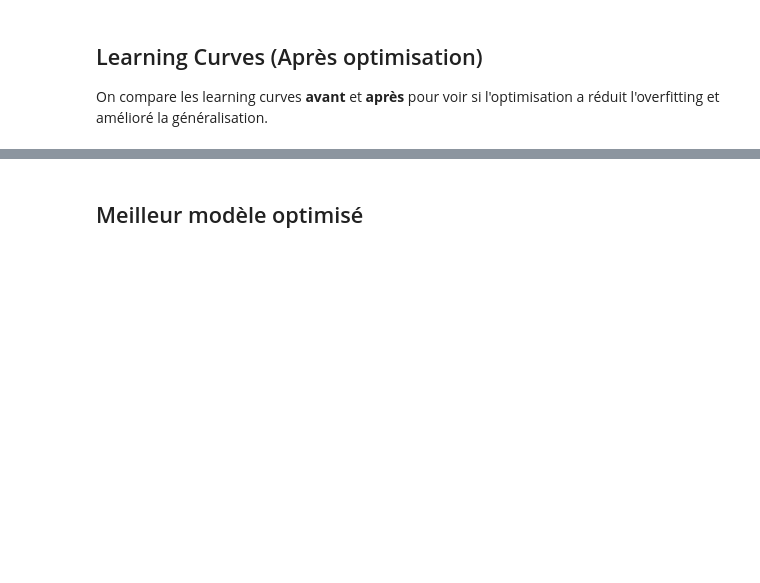
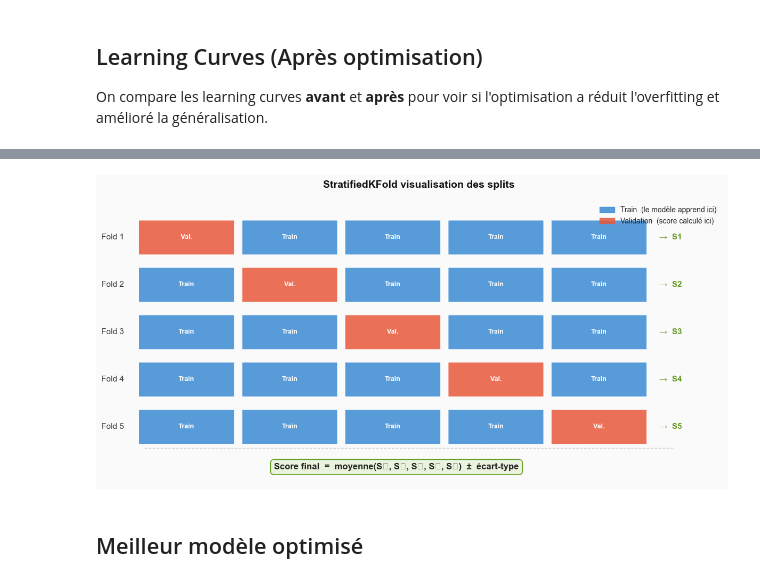
Before and after one commit to lefarmer01600/TPRE612, a Jupyter notebook: src/training/model/classification_desserte.ipynb, the cells around one changed output, grey strips where cells are left out. Drawn from its saved outputs; the diff is of its cells as text; code cells hidden in the pictures; blank space fills up the shorter version.

Commit message:
:feat:  modification du modèle

```diff
--- a/src/training/model/classification_desserte.ipynb
+++ b/src/training/model/classification_desserte.ipynb
@@ -568,3 +569,52 @@ print("Comparer les gaps AVANT / APRÈS : un gap réduit = moins d'overfitting g
+# %%
+n_splits = 5
+n_samples = 100
+colors = {'train': '#3B8BD4', 'val': '#E8593C'}
+fold_size = n_samples // n_splits
+
+fig, ax = plt.subplots(figsize=(12, 6))
+fig.patch.set_facecolor('#FAFAFA')
+ax.set_facecolor('#FAFAFA')
+
+for fold in range(n_splits):
+    for block in range(n_splits):
+        x_start = block * (fold_size + 1)
+        role = 'val' if block == fold else 'train'
+        rect = FancyBboxPatch(
+            (x_start, n_splits - fold - 0.85), fold_size - 0.5, 0.7,
+            boxstyle="round,pad=0.02", facecolor=colors[role],
+            edgecolor='white', linewidth=1.5, alpha=0.85
+        )
+        ax.add_patch(rect)
+        ax.text(x_start + (fold_size - 0.5) / 2, n_splits - fold - 0.5,
+                "Val." if role == 'val' else "Train",
+                ha='center', va='center', fontsize=9, fontweight='bold', color='white')
+
+    ax.text(-3, n_splits - fold - 0.5, f"Fold {fold + 1}",
+            ha='right', va='center', fontsize=11, color='#333')
+    ax.text(n_splits * (fold_size + 1) + 1, n_splits - fold - 0.5,
+            f"→  S{fold + 1}", ha='left', va='center', fontsize=11,
+            color='#639922', fontweight='bold')
+
+ax.axhline(y=0.05, color='#ccc', linewidth=1, linestyle='--', xmin=0.05, xmax=0.92)
+ax.text(n_splits * (fold_size + 1) / 2, -0.35,
+        "Score final  =  moyenne(S₁, S₂, S₃, S₄, S₅)  ±  écart-type",
+        ha='center', va='center', fontsize=12, fontweight='bold', color='#222',
+        bbox=dict(boxstyle='round,pad=0.4', facecolor='#EAF3DE', edgecolor='#639922', linewidth=1.2))
+
+ax.legend(handles=[
+    mpatches.Patch(color='#3B8BD4', label='Train  (le modèle apprend ici)', alpha=0.85),
+    mpatches.Patch(color='#E8593C', label='Validation  (score calculé ici)', alpha=0.85),
+], loc='upper right', fontsize=10, framealpha=0.9, edgecolor='#ddd')
+
+ax.set_xlim(-5, n_splits * (fold_size + 1) + 14)
+ax.set_ylim(-0.7, n_splits + 0.3)
+ax.set_title("StratifiedKFold visualisation des splits", fontsize=14, fontweight='bold', pad=16, color='#111')
+ax.axis('off')
+plt.tight_layout()
+plt.show()
+# %% [output]
+[figure, added]
 # %% [markdown]
 ## Meilleur modèle optimisé
 # %%
```
Also changed, not shown: parts of 7 cells of this notebook.
